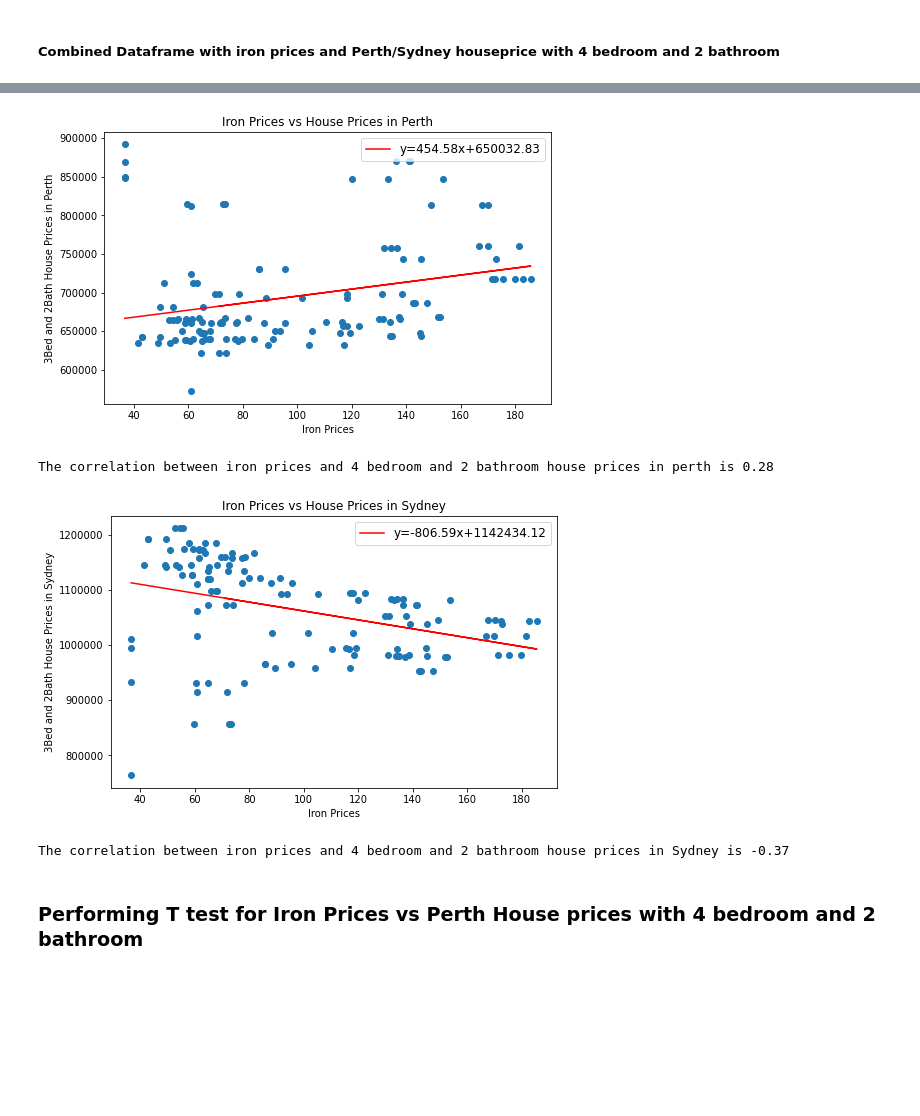
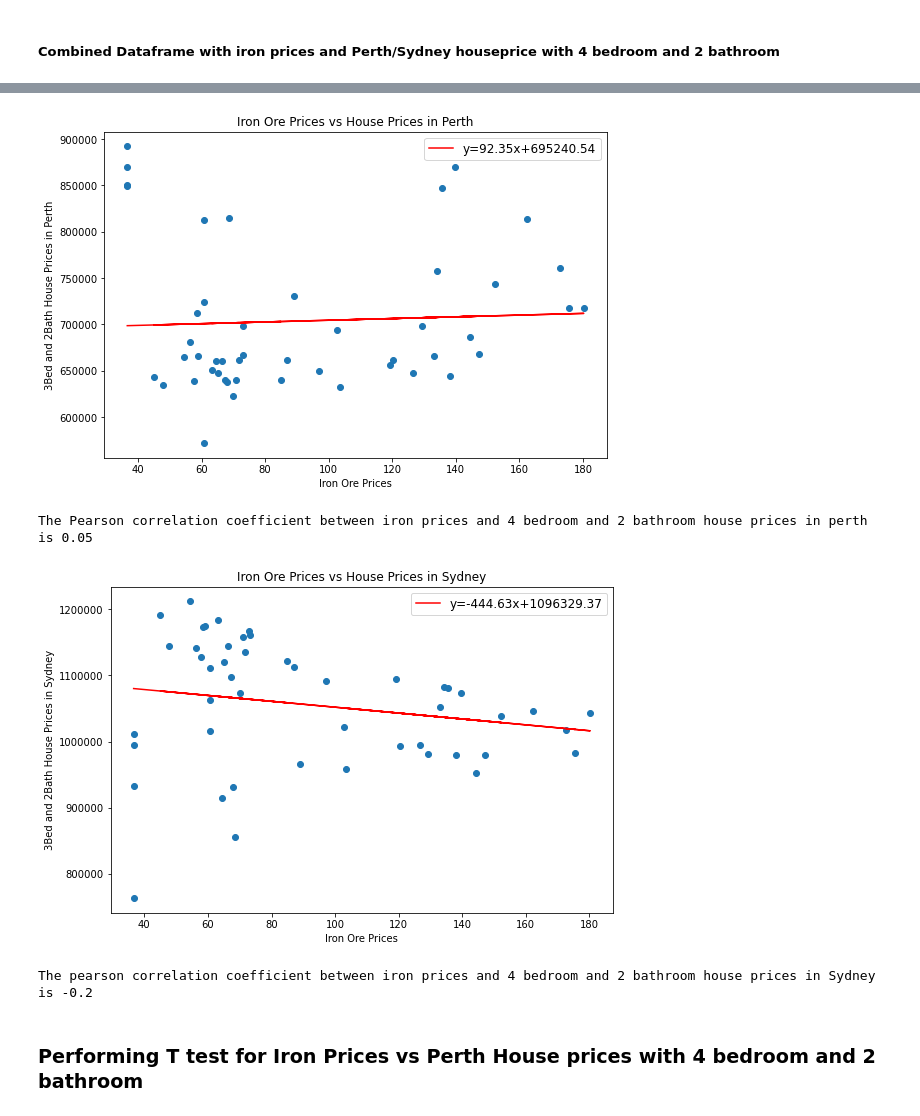
Before and after one commit to Dion-Daniels/Project1, a Jupyter notebook: Data/House_Commodities_Data_Analysis.ipynb, the cells around one changed output, grey strips where cells are left out. Cells and saved outputs as stored; diff of their text form; code cells hidden in the pictures; blank space fills up the shorter version.

```diff
--- a/Data/House_Commodities_Data_Analysis.ipynb
+++ b/Data/House_Commodities_Data_Analysis.ipynb
@@ -24,11 +24,10 @@ iron_filtered = iron_data_df
 iron_filtered["Date"]=pd.to_datetime(iron_filtered["Date"])
 iron_filtered["Date"]=iron_filtered["Date"].astype(str)
 iron_filtered["Date"]=pd.to_datetime(iron_filtered["Date"])
-#Selecting the iron ore data from year 2007 till 2021
-irondata_filtered_df =iron_filtered[(iron_filtered['Date'] >='2007-01-01')& (iron_filtered['Date'] <='2019-06-01')]
-irondata_filtered_df.reset_index()
-irondata_filtered_df = irondata_filtered_df[["Date","Iron_Price"]]
-new_iron_data=irondata_filtered_df.drop_duplicates()
-new_iron_data
-#irondata_filtered_df.loc[irondata_filtered_df.duplicated(), :]
+#Selecting the iron ore data from year 2007 till 2018
+irondata_filtered_df =iron_filtered[(iron_filtered['Date'] >='2007-01-01')& (iron_filtered['Date'] <='2018-10-01')]
+pd.set_option('display.float_format', lambda x: '%.2f' % x)
+irondata_edited = irondata_filtered_df.groupby("Date")["Iron_Price"].mean()
+irondata_avgprice = pd.DataFrame({'Date':irondata_edited.index, 'Average_IronOre_Price':irondata_edited.values})
+irondata_avgprice
 # %% [output]
@@ -80,7 +83,7 @@ plt.show()
 #For Perth 4 bed and 2 bathroom
 #Filter as per city and then upto date required
 fourbed_twobath_perth=four_bed_two_bath[four_bed_two_bath['CITY']=="Perth"]
-fourbed_twobath_perthonly=fourbed_twobath_perth[fourbed_twobath_perth['Date']<="2019-06"]
+fourbed_twobath_perthonly=fourbed_twobath_perth[fourbed_twobath_perth['Date']<"2019-06"]
 pd.set_option('display.float_format', lambda x: '%.2f' % x)
 
 #Using groupby by date to calculate average house price month wise
@@ -92,7 +95,7 @@ perth_4bed2bath_avgprice = pd.DataFrame({'Date':perth_4bed2bath_edited.index, 'A
 perth_4bed2bath_avgprice_final =perth_4bed2bath_avgprice
 perth_4bed2bath_avgprice_final["Date"]=perth_4bed2bath_avgprice_final["Date"].astype(str)
 perth_4bed2bath_avgprice_final["Date"]=pd.to_datetime(perth_4bed2bath_avgprice_final["Date"])
-perth_4bed2bath_avgprice_final.head()
+perth_4bed2bath_avgprice_final
 # %% [output]
 |  | Date | Average_Houseprice_Perth |
 | 0 | 2007-01-01 | 892000.00 |
@@ -104,7 +118,7 @@ perth_4bed2bath_avgprice_final.head()
 #For Sydney 4 bed and 2 bathroom
 #Filter as per city and then upto date required
 fourbed_twobath_sydney=four_bed_two_bath[four_bed_two_bath['CITY']=="Sydney"]
-fourbed_twobath_sydneyonly=fourbed_twobath_sydney[fourbed_twobath_sydney['Date']<="2019-06"]
+fourbed_twobath_sydneyonly=fourbed_twobath_sydney[fourbed_twobath_sydney['Date']<"2019-06"]
 pd.set_option('display.float_format', lambda x: '%.2f' % x)
 
 #Using groupby by date to calculate average house price month wise
@@ -116,7 +130,7 @@ sydney_4bed2bath_avgprice = pd.DataFrame({'Date':sydney_4bed2bath_edited.index,
 sydney_4bed2bath_avgprice_final =sydney_4bed2bath_avgprice
 sydney_4bed2bath_avgprice_final["Date"]=sydney_4bed2bath_avgprice_final["Date"].astype(str)
 sydney_4bed2bath_avgprice_final["Date"]=pd.to_datetime(sydney_4bed2bath_avgprice_final["Date"])
-sydney_4bed2bath_avgprice_final.head()
+sydney_4bed2bath_avgprice_final
 # %% [output]
 |  | Date | Average_Houseprice_Sydney |
 | 0 | 2007-01-01 | 763464.36 |
@@ -128,6 +153,6 @@ sydney_4bed2bath_avgprice_final.head()
 ##### Combined Dataframe with iron prices and Perth/Sydney houseprice with 4 bedroom and 2 bathroom
 # %%
 #Merging the irondata, perth and sydney house prices with 4 bedroom and 2 bathroom
-houses_4bed2bath_iron_combined = new_iron_data.merge(perth_4bed2bath_avgprice_final.merge(sydney_4bed2bath_avgprice_final, on="Date"), on="Date")
-houses_4bed2bath_iron_combined.head()
+houses_4bed2bath_iron_combined = irondata_avgprice.merge(perth_4bed2bath_avgprice_final.merge(sydney_4bed2bath_avgprice_final, on="Date"), on="Date")
+houses_4bed2bath_iron_combined
 # %% [output]
@@ -186,42 +245,44 @@ plt.show()
 # %%
 #Setting the x_axis and y_axis
-x_values=houses_4bed2bath_iron_combined["Iron_Price"]
+x_values=houses_4bed2bath_iron_combined["Average_IronOre_Price"]
 y_values=houses_4bed2bath_iron_combined["Average_Houseprice_Perth"]
 
-fig1, ax1 = plt.subplots(figsize=(8,5))
+fig1, ax1 = plt.subplots(figsize=(9,6))
 
 #regression part
 (slope, intercept, rvalue, pvalue, stderr) = linregress(x_values, y_values)
 regress_values = x_values*slope+intercept
 line_eq =f"y= {round(slope,2)} x + {round(intercept,2)}"
 
 # Using scatter plot to see if they are correlated
 plt.scatter(x_values,y_values)
 plt.plot(x_values,regress_values,"r-", label='y={:.2f}x+{:.2f}'.format(slope,intercept))
 plt.annotate(line_eq,(6,10),fontsize=10,color="red")
 ax1.ticklabel_format(style='plain')
 
-plt.xlabel('Iron Prices')
+plt.xlabel('Iron Ore Prices')
 plt.ylabel('3Bed and 2Bath House Prices in Perth')
-plt.title('Iron Prices vs House Prices in Perth')
+plt.title('Iron Ore Prices vs House Prices in Perth')
 plt.legend(fontsize=12, loc="best")
+
+plt.savefig("Images/Correlation_Perth.jpg")
 plt.show()
 
 #Computing the Pearson correlation coefficient
 iron_price = houses_4bed2bath_iron_combined.iloc[:,1]
 perth_houseprice = houses_4bed2bath_iron_combined.iloc[:,2]
 
 correlation = st.pearsonr(iron_price,perth_houseprice)
-print(f"The correlation between iron prices and 4 bedroom and 2 bathroom house prices in perth is {round(correlation[0],2)}")
+print(f"The Pearson correlation coefficient between iron prices and 4 bedroom and 2 bathroom house prices in perth is {round(correlation[0],2)}")
 # %% [output]
-[figure, old version]
+[figure, new version]
-The correlation between iron prices and 4 bedroom and 2 bathroom house prices in perth is 0.28
+The Pearson correlation coefficient between iron prices and 4 bedroom and 2 bathroom house prices in perth is 0.05
 # %%
 #Setting the x_axis and y_axis
-x_values=houses_4bed2bath_iron_combined["Iron_Price"]
+x_values=houses_4bed2bath_iron_combined["Average_IronOre_Price"]
 y_values=houses_4bed2bath_iron_combined["Average_Houseprice_Sydney"]
 
-fig1, ax1 = plt.subplots(figsize=(8,5))
+fig1, ax1 = plt.subplots(figsize=(9,6))
 
 #regression part
 (slope, intercept, rvalue, pvalue, stderr) = linregress(x_values, y_values)
@@ -234,10 +295,12 @@ plt.plot(x_values,regress_values,"r-", label='y={:.2f}x+{:.2f}'.format(slope,int
 plt.annotate(line_eq,(6,10),fontsize=10,color="red")
 ax1.ticklabel_format(style='plain')
 
-plt.xlabel('Iron Prices')
+plt.xlabel('Iron Ore Prices')
 plt.ylabel('3Bed and 2Bath House Prices in Sydney')
-plt.title('Iron Prices vs House Prices in Sydney')
+plt.title('Iron Ore Prices vs House Prices in Sydney')
 plt.legend(fontsize=12, loc="best")
+
+plt.savefig("Images/Correlation_Sydney.jpg")
 plt.show()
 
 #Computing the Pearson correlation coefficient
@@ -245,10 +308,10 @@ iron_price = houses_4bed2bath_iron_combined.iloc[:,1]
 sydney_houseprice = houses_4bed2bath_iron_combined.iloc[:,3]
 
 correlation = st.pearsonr(iron_price,sydney_houseprice)
-print(f"The correlation between iron prices and 4 bedroom and 2 bathroom house prices in Sydney is {round(correlation[0],2)}")
+print(f"The pearson correlation coefficient between iron prices and 4 bedroom and 2 bathroom house prices in Sydney is {round(correlation[0],2)}")
 # %% [output]
-[figure, old version]
+[figure, new version]
-The correlation between iron prices and 4 bedroom and 2 bathroom house prices in Sydney is -0.37
+The pearson correlation coefficient between iron prices and 4 bedroom and 2 bathroom house prices in Sydney is -0.2
 # %% [markdown]
 ### Performing T test for Iron Prices vs Perth House prices with 4 bedroom and 2 bathroom
 # %% [markdown]
```
Also changed, not shown: parts of 20 cells of this notebook, 9 other files.
